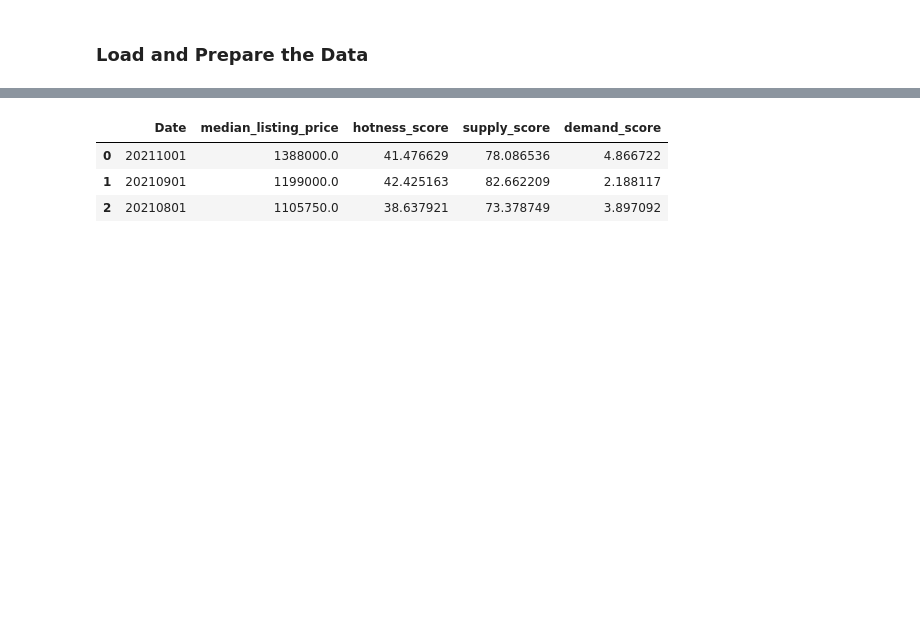
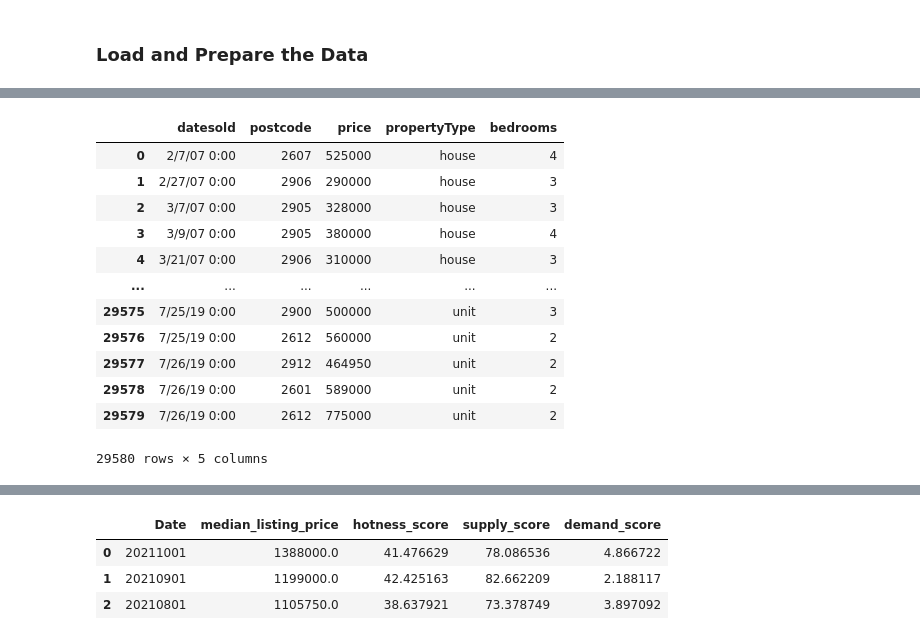
Before and after one commit to evantilu/6998_Adv_DL_project, a Jupyter notebook: reference project/notebook/forecast.ipynb, the cells around one changed output, grey strips where cells are left out. Saved outputs shown, nothing was run; the diff lists cells and outputs as text; code cells hidden in the pictures; blank space fills up the shorter version.

```diff
--- a/reference project/notebook/forecast.ipynb
+++ b/reference project/notebook/forecast.ipynb
@@ -23,0 +62,19 @@ data_dir = params['data_dir']
+# %%
+'''Kaggle_house_property_sales'''
+
+# data = pd.read_csv('~/Downloads/Kaggle_house_property_sales/raw_sales.csv')
+# data
+# %% [output]
+|  | datesold | postcode | price | propertyType | bedrooms |
+| 0 | 2/7/07 0:00 | 2607 | 525000 | house | 4 |
+| 1 | 2/27/07 0:00 | 2906 | 290000 | house | 3 |
+| 2 | 3/7/07 0:00 | 2905 | 328000 | house | 3 |
+| 3 | 3/9/07 0:00 | 2905 | 380000 | house | 4 |
+| 4 | 3/21/07 0:00 | 2906 | 310000 | house | 3 |
+| ... | ... | ... | ... | ... | ... |
+| 29575 | 7/25/19 0:00 | 2900 | 500000 | unit | 3 |
+| 29576 | 7/25/19 0:00 | 2612 | 560000 | unit | 2 |
+| 29577 | 7/26/19 0:00 | 2912 | 464950 | unit | 2 |
+| 29578 | 7/26/19 0:00 | 2601 | 589000 | unit | 2 |
+| 29579 | 7/26/19 0:00 | 2612 | 775000 | unit | 2 |
+29580 rows × 5 columns
```
Also changed, not shown: parts of 12 cells of this notebook, 3 other files.
